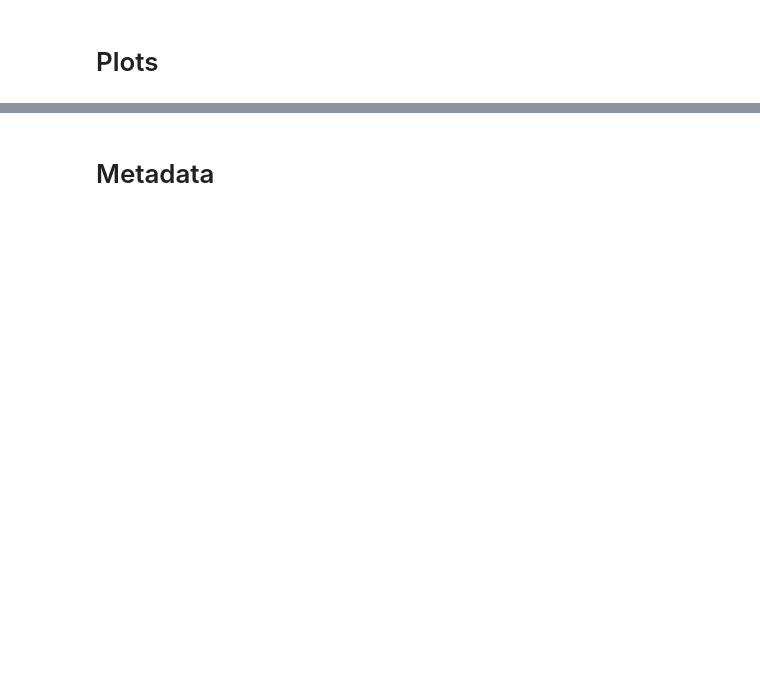
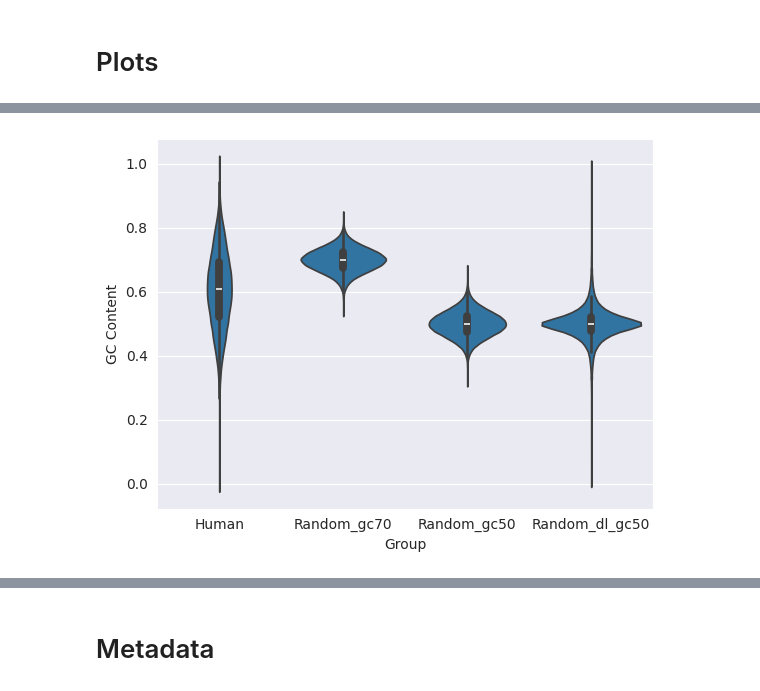
Before and after one commit to jechochamber/Bachelor, a Jupyter notebook: test.ipynb, the cells around one changed output, grey strips where cells are left out. Saved outputs shown, nothing was run; the diff lists cells and outputs as text; code cells hidden in the pictures; blank space fills up the shorter version.

```diff
--- a/test.ipynb
+++ b/test.ipynb
@@ -75,0 +113,5 @@ seqs
+# %%
+#GC Content
+sns.violinplot(data=seqs,x='Group',y='GC Content');
+# %% [output]
+[figure, added]
```
Also changed, not shown: parts of 36 cells of this notebook, 3 other files.
